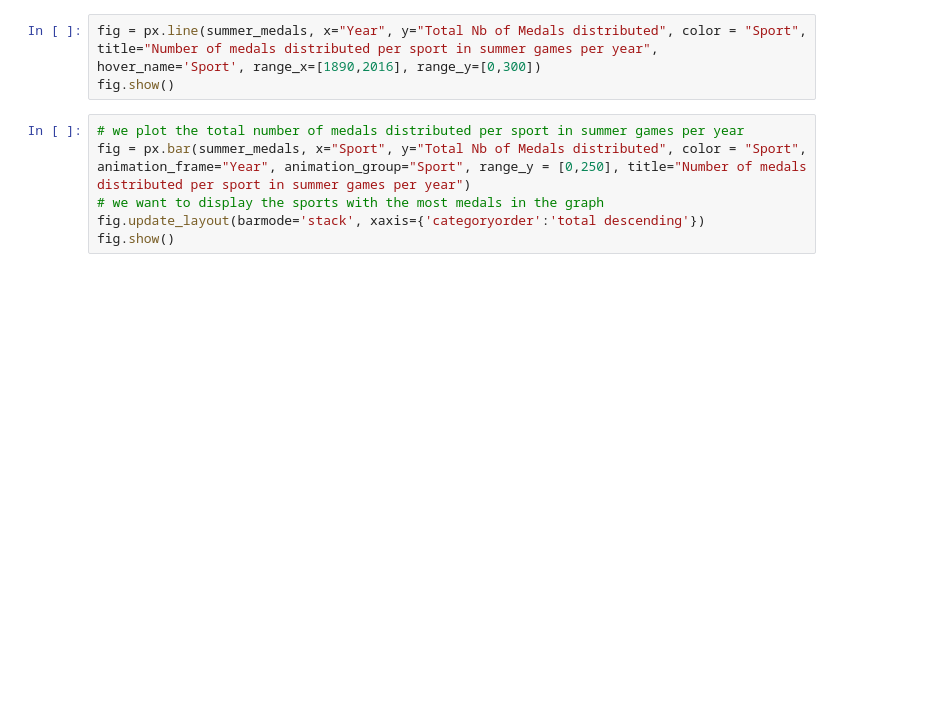
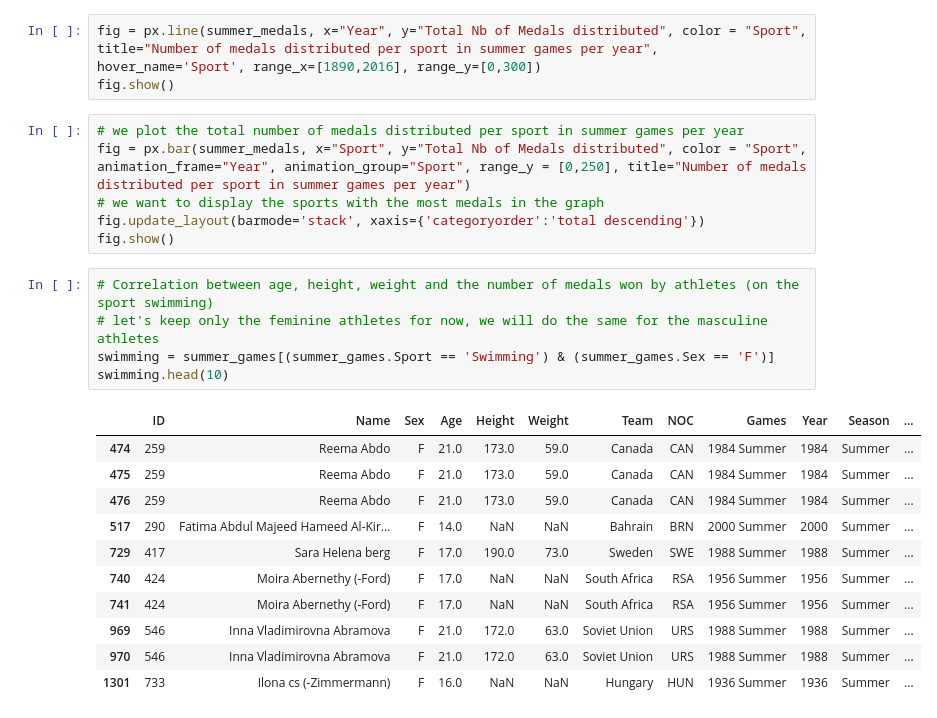
Before and after one commit to Maryam-Dollet/Dataviz_project, a Jupyter notebook: dataviz_guillaume.ipynb, the cells around one changed output. Drawn from its saved outputs; the diff is of its cells as text; blank space fills up the shorter version.

```diff
--- a/dataviz_guillaume.ipynb
+++ b/dataviz_guillaume.ipynb
@@ -211,3 +211,20 @@ fig = px.bar(summer_medals, x="Sport", y="Total Nb of Medals distributed", color
 # we want to display the sports with the most medals in the graph
 fig.update_layout(barmode='stack', xaxis={'categoryorder':'total descending'})
 fig.show()
+# %%
+# Correlation between age, height, weight and the number of medals won by athletes (on the sport swimming)
+# let's keep only the feminine athletes for now, we will do the same for the masculine athletes
+swimming = summer_games[(summer_games.Sport == 'Swimming') & (summer_games.Sex == 'F')]
+swimming.head(10)
+# %% [output]
+|  | ID | Name | Sex | Age | Height | Weight | Team | NOC | Games | Year | Season | ... |
+| 474 | 259 | Reema Abdo | F | 21.0 | 173.0 | 59.0 | Canada | CAN | 1984 Summer | 1984 | Summer | ... |
+| 475 | 259 | Reema Abdo | F | 21.0 | 173.0 | 59.0 | Canada | CAN | 1984 Summer | 1984 | Summer | ... |
+| 476 | 259 | Reema Abdo | F | 21.0 | 173.0 | 59.0 | Canada | CAN | 1984 Summer | 1984 | Summer | ... |
+| 517 | 290 | Fatima Abdul Majeed Hameed Al-Kir... | F | 14.0 | NaN | NaN | Bahrain | BRN | 2000 Summer | 2000 | Summer | ... |
+| 729 | 417 | Sara Helena berg | F | 17.0 | 190.0 | 73.0 | Sweden | SWE | 1988 Summer | 1988 | Summer | ... |
+| 740 | 424 | Moira Abernethy (-Ford) | F | 17.0 | NaN | NaN | South Africa | RSA | 1956 Summer | 1956 | Summer | ... |
+| 741 | 424 | Moira Abernethy (-Ford) | F | 17.0 | NaN | NaN | South Africa | RSA | 1956 Summer | 1956 | Summer | ... |
+| 969 | 546 | Inna Vladimirovna Abramova | F | 21.0 | 172.0 | 63.0 | Soviet Union | URS | 1988 Summer | 1988 | Summer | ... |
+| 970 | 546 | Inna Vladimirovna Abramova | F | 21.0 | 172.0 | 63.0 | Soviet Union | URS | 1988 Summer | 1988 | Summer | ... |
+| 1301 | 733 | Ilona cs (-Zimmermann) | F | 16.0 | NaN | NaN | Hungary | HUN | 1936 Summer | 1936 | Summer | ... |
```
Also changed, not shown: parts of 11 cells of this notebook.
